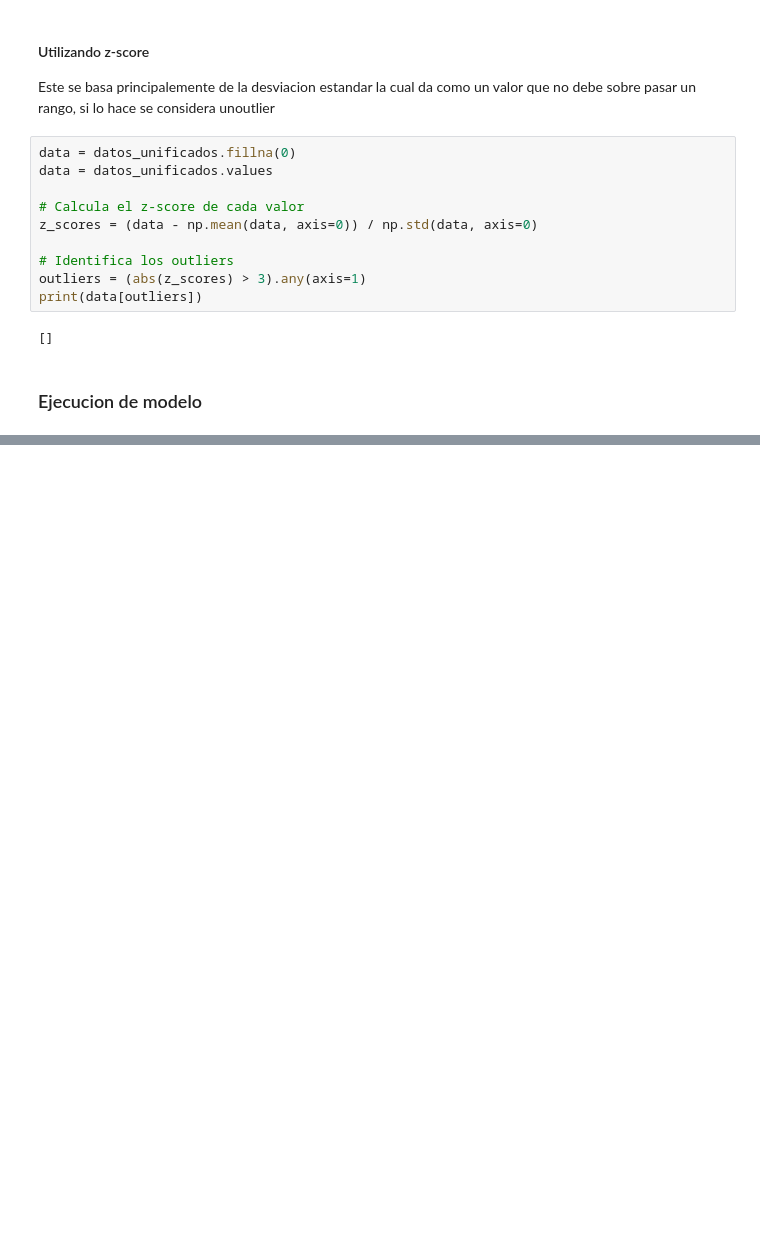
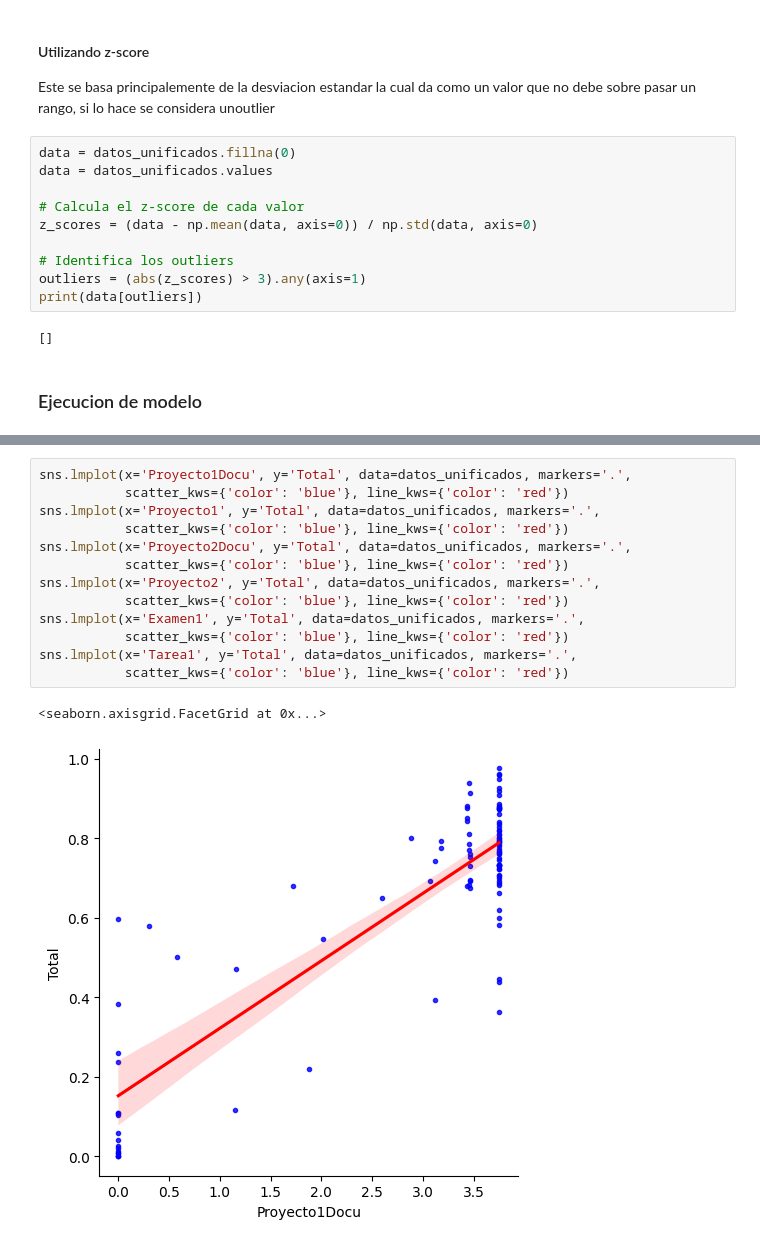
Before and after one commit to garza3333/RP_proyecto1, a Jupyter notebook: LR/lr.ipynb, the cells around one changed output, grey strips where cells are left out. Saved outputs shown, nothing was run; the diff lists cells and outputs as text; blank space fills up the shorter version.

```diff
--- a/LR/lr.ipynb
+++ b/LR/lr.ipynb
@@ -288,0 +298,16 @@ Precisión:  0.0
+# %%
+sns.lmplot(x='Proyecto1Docu', y='Total', data=datos_unificados, markers='.',
+           scatter_kws={'color': 'blue'}, line_kws={'color': 'red'})
+sns.lmplot(x='Proyecto1', y='Total', data=datos_unificados, markers='.',
+           scatter_kws={'color': 'blue'}, line_kws={'color': 'red'})
+sns.lmplot(x='Proyecto2Docu', y='Total', data=datos_unificados, markers='.',
+           scatter_kws={'color': 'blue'}, line_kws={'color': 'red'})
+sns.lmplot(x='Proyecto2', y='Total', data=datos_unificados, markers='.',
+           scatter_kws={'color': 'blue'}, line_kws={'color': 'red'})
+sns.lmplot(x='Examen1', y='Total', data=datos_unificados, markers='.',
+           scatter_kws={'color': 'blue'}, line_kws={'color': 'red'})
+sns.lmplot(x='Tarea1', y='Total', data=datos_unificados, markers='.',
+           scatter_kws={'color': 'blue'}, line_kws={'color': 'red'})
+# %% [output]
+<seaborn.axisgrid.FacetGrid at 0x...>
+[figure, added]
```
Also changed, not shown: parts of 6 cells of this notebook, 1 other file.
